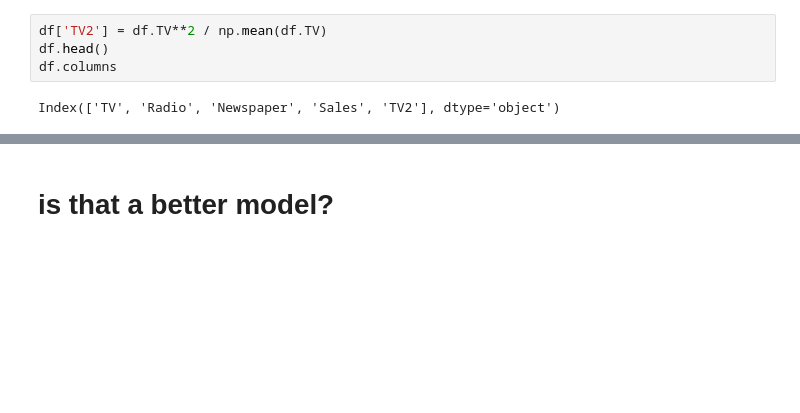
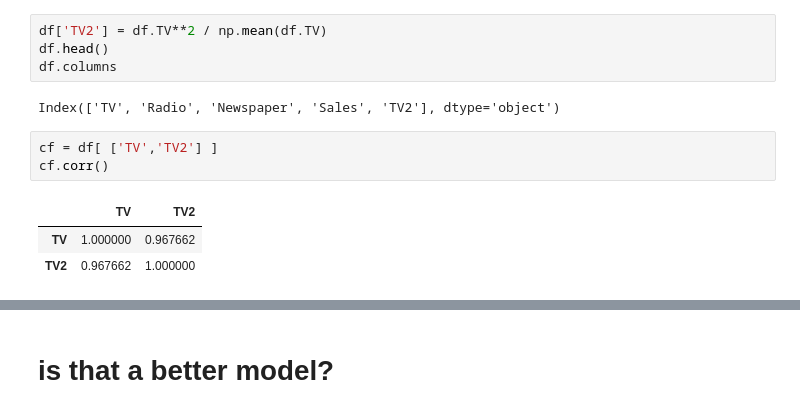
Before and after one commit to alexisperrier/gads, a Jupyter notebook: 04_statistics_inference/py/Lesson 4 - Notebook 2 - Linear Regression for Causal Inference.ipynb, the cells around one changed output, grey strips where cells are left out. Cells and saved outputs as stored; diff of their text form; blank space fills up the shorter version.

```diff
--- a/04_statistics_inference/py/Lesson 4 - Notebook 2 - Linear Regression for Causal Inference.ipynb
+++ b/04_statistics_inference/py/Lesson 4 - Notebook 2 - Linear Regression for Causal Inference.ipynb
@@ -328,6 +338,13 @@ df.head()
 df.columns
 # %% [output]
 Index(['TV', 'Radio', 'Newspaper', 'Sales', 'TV2'], dtype='object')
+# %%
+cf = df[ ['TV','TV2'] ]
+cf.corr()
+# %% [output]
+|  | TV | TV2 |
+| TV | 1.000000 | 0.967662 |
+| TV2 | 0.967662 | 1.000000 |
 # %%
 lm3 = smf.ols(formula='Sales ~ TV + TV2', data=df ).fit()
 
```
Also changed, not shown: parts of 11 cells of this notebook, 12 other files.
